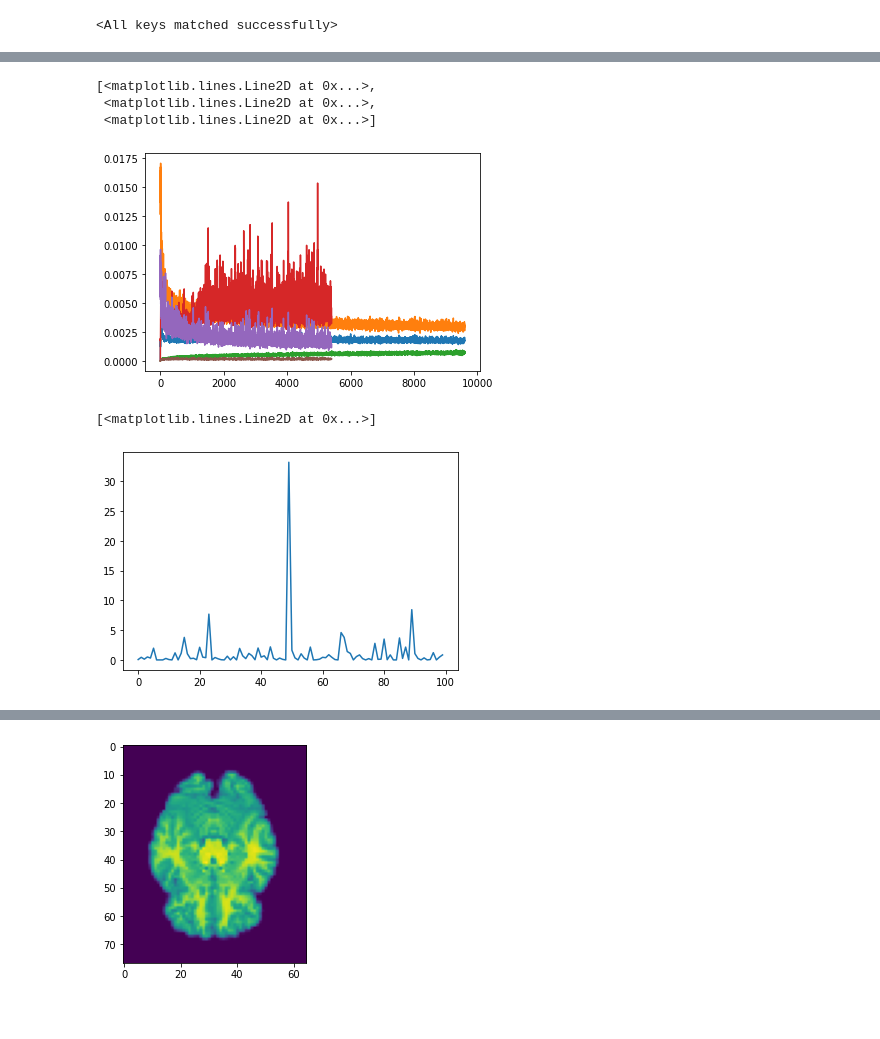
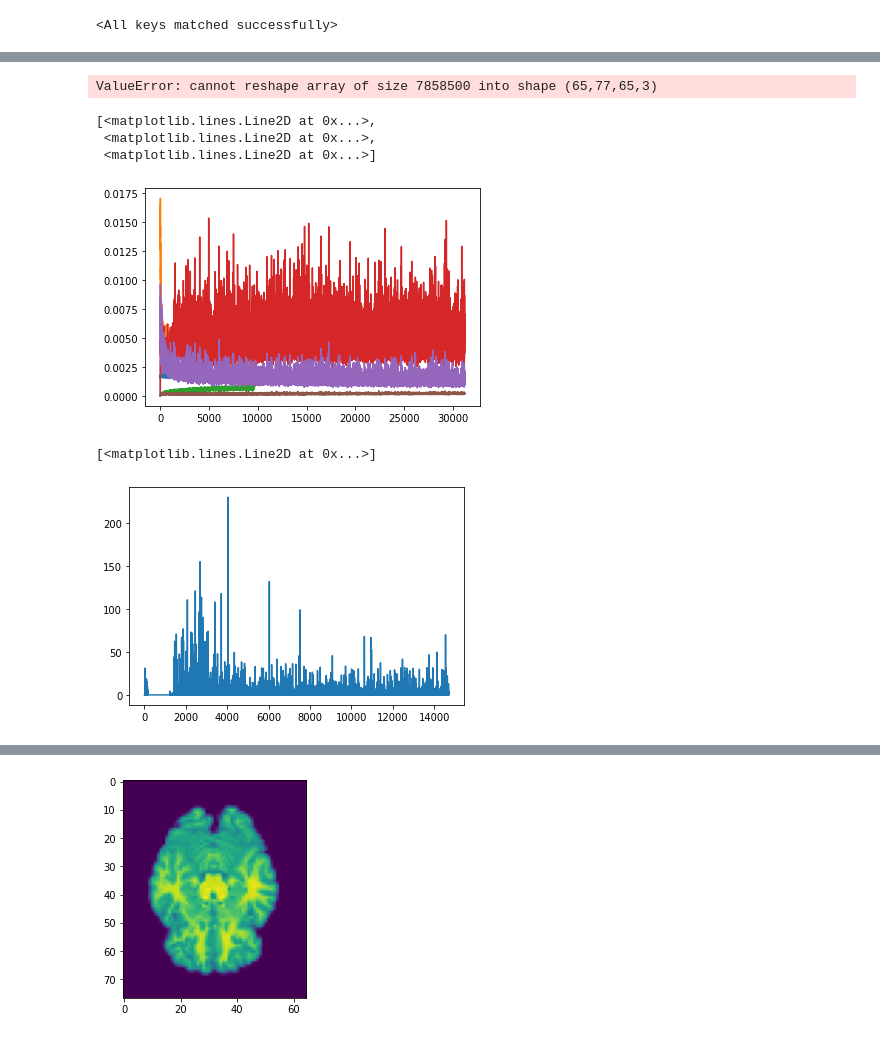
Before and after one commit to HastingsGreer/InverseConsistency, a Jupyter notebook: notebooks/brain.ipynb, the cells around one changed output, grey strips where cells are left out. Saved outputs shown, nothing was run; the diff lists cells and outputs as text; code cells hidden in the pictures.

```diff
--- a/notebooks/brain.ipynb
+++ b/notebooks/brain.ipynb
@@ -101,11 +162,16 @@ plt.colorbar()
+# %%
+vf = phi_AB.GetNthTransform(1).GetParameters()
+plt.imshow(np.array(vf).reshape(65, 77, 65, 3)[20, :, :, 2])
+plt.colorbar()
+# %% [output]
+ValueError: cannot reshape array of size 7858500 into shape (65,77,65,3)
 # %%
 import pickle
 import numpy as np
-#with open("training_scripts/brain_t1_pipeline/results/brain_train-1/loss_curve", "rb") as f:
+with open("training_scripts/brain_t1_pipeline/results/brain_train-1/loss_curve", "rb") as f:
+    curve = pickle.load(f)
 with open("training_scripts/brain_t1_pipeline/results/stripped_rg.05/loss_curve", "rb") as f:
     curve2 = pickle.load(f)
-with open("training_scripts/brain_t1_pipeline/results/stripped_rg.05/loss_curve", "rb") as f:
-    curve2 = pickle.load(f)
 # %%
 c = np.array([x[:3] for x in curve])
 plt.plot(c)
@@ -115,10 +181,10 @@ plt.plot(c)
 [<matplotlib.lines.Line2D at 0x...>,
  <matplotlib.lines.Line2D at 0x...>,
  <matplotlib.lines.Line2D at 0x...>]
-[figure, old version]
+[figure, new version]
 # %%
 c = np.array([torch.mean(x[3].cpu()).item() for x in curve2])
-plt.plot(c[-100:])
+plt.plot(c[:])
 # %% [output]
 [<matplotlib.lines.Line2D at 0x...>]
-[figure, old version]
+[figure, new version]
```
Also changed, not shown: parts of 11 cells of this notebook, 1 other file.
